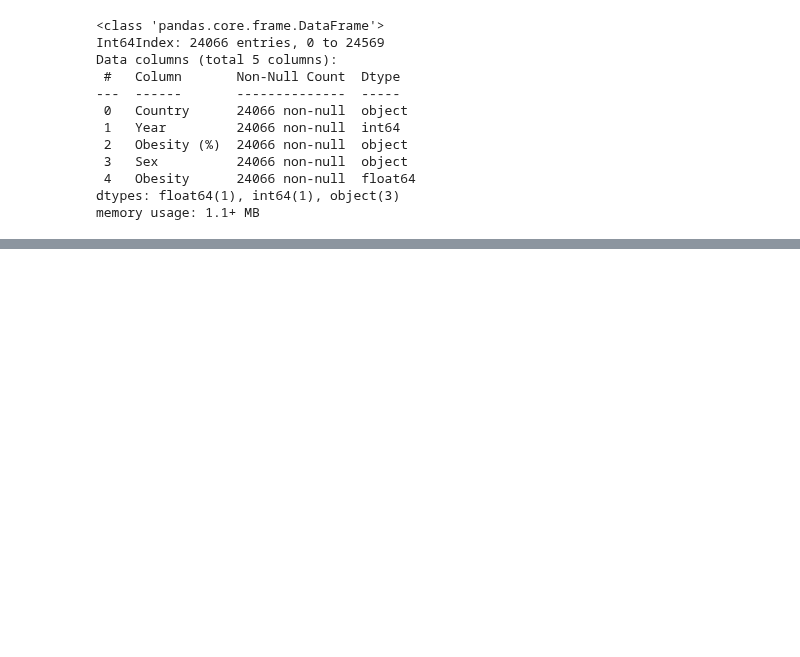
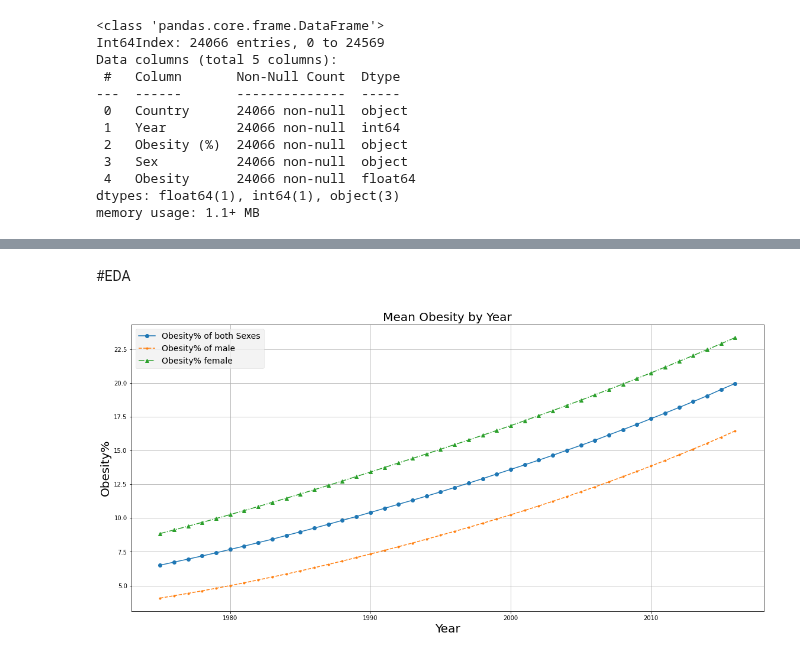
Before and after one commit to HopesDad/Py_ML_Deep_Learning, a Jupyter notebook: Obesity_Countries_EDA.ipynb, the cells around one changed output, grey strips where cells are left out. Saved outputs shown, nothing was run; the diff lists cells and outputs as text; code cells hidden in the pictures; blank space fills up the shorter version.

```diff
--- a/Obesity_Countries_EDA.ipynb
+++ b/Obesity_Countries_EDA.ipynb
@@ -141,3 +141,5 @@ Data columns (total 5 columns):
  4   Obesity      24066 non-null  float64
 dtypes: float64(1), int64(1), object(3)
 memory usage: 1.1+ MB
+# %%
+data3 = data2.drop("Obesity (%)",axis="columns")
@@ -143,0 +155,19 @@ memory usage: 1.1+ MB
+# %% [markdown]
+#EDA
+# %%
+rcParams['figure.figsize'] = 16, 8
+all_sexes = data3[data3["Sex"]=="Both sexes"].groupby("Year").Obesity.mean()
+male = data3[data3["Sex"]=="Male"].groupby("Year").Obesity.mean()
+female = data3[data3["Sex"]=="Female"].groupby("Year").Obesity.mean()
+plt.plot(all_sexes,linestyle='solid',marker='o',label="Obesity% of both Sexes")
+plt.plot(male,linestyle='dashed',marker='.',label="Obesity% of male")
+plt.plot(female,linestyle='dashdot',marker='^',label="Obesity% female")
+plt.xlabel('Year', fontsize=20)
+plt.ylabel('Obesity%', fontsize=20)
+plt.title('Mean Obesity by Year', fontsize=20)
+plt.style.use('fivethirtyeight')
+plt.grid(True)
+plt.legend()
+plt.tight_layout()
+# %% [output]
+[figure, added]
```
Also changed, not shown: parts of 19 cells of this notebook.
